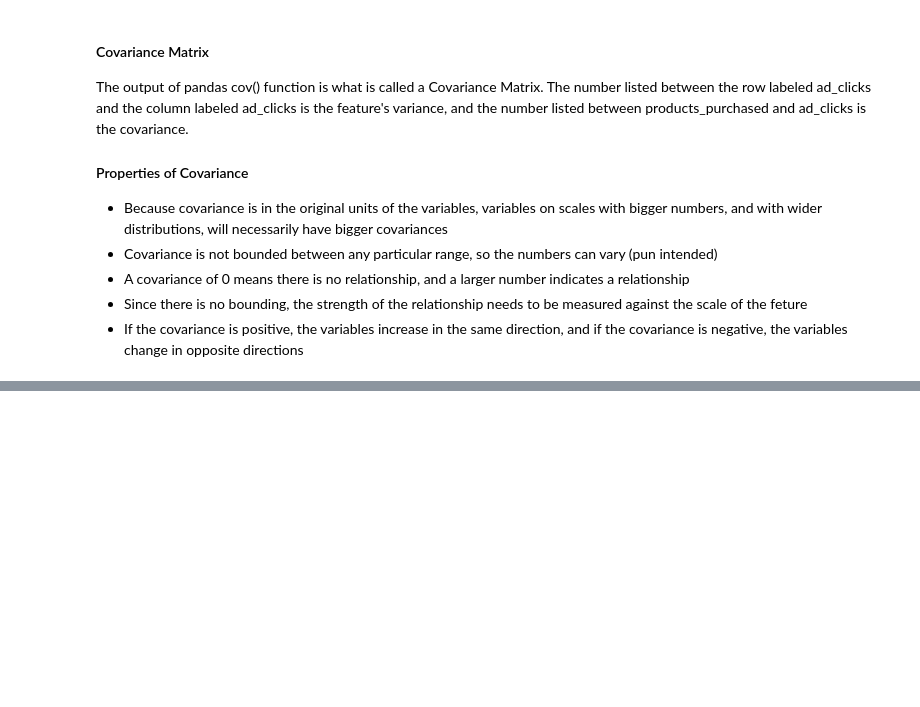
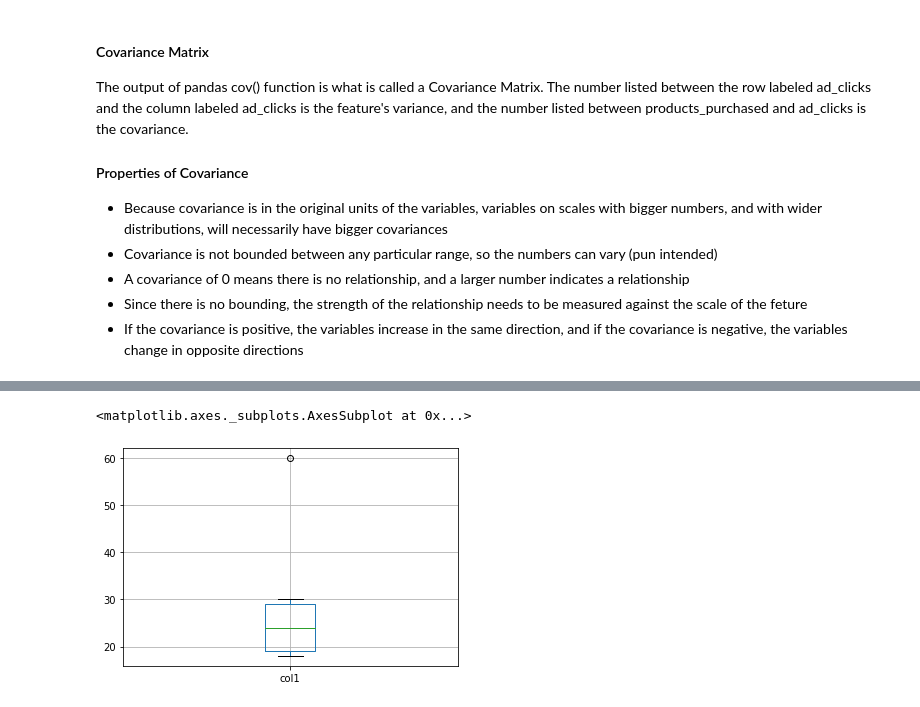
Before and after one commit to davideliason/DM4BA_Personal_Practice, a Jupyter notebook: Pandas_DataAnalysis.ipynb, the cells around one changed output, grey strips where cells are left out. Cells and saved outputs as stored; diff of their text form; code cells hidden in the pictures; blank space fills up the shorter version.

```diff
--- a/Pandas_DataAnalysis.ipynb
+++ b/Pandas_DataAnalysis.ipynb
@@ -1826,0 +1927,10 @@ The output of pandas cov() function is what is called a Covariance Matrix. The n
+# %%
+import pandas as pd
+import numpy as np
+
+# Setting a seed so the example is reproducible
+np.random.seed(42)
+
+# create dataframe from our list of ints
+df = pd.DataFrame({"col1":[18,24,22,19,24,18,60,30,29,18,24,22,19,24,18,30,29]})
+df.head()
@@ -1826,0 +1946,3 @@ The output of pandas cov() function is what is called a Covariance Matrix. The n
+# %%
+from scipy.stats import zscore
+df['Zscore'] = zscore(df.col1)
@@ -1826,0 +2010,5 @@ The output of pandas cov() function is what is called a Covariance Matrix. The n
+# %%
+df[["col1"]].boxplot()
+# %% [output]
+<matplotlib.axes._subplots.AxesSubplot at 0x...>
+[figure, added]
```
Also changed, not shown: parts of 34 cells of this notebook.
